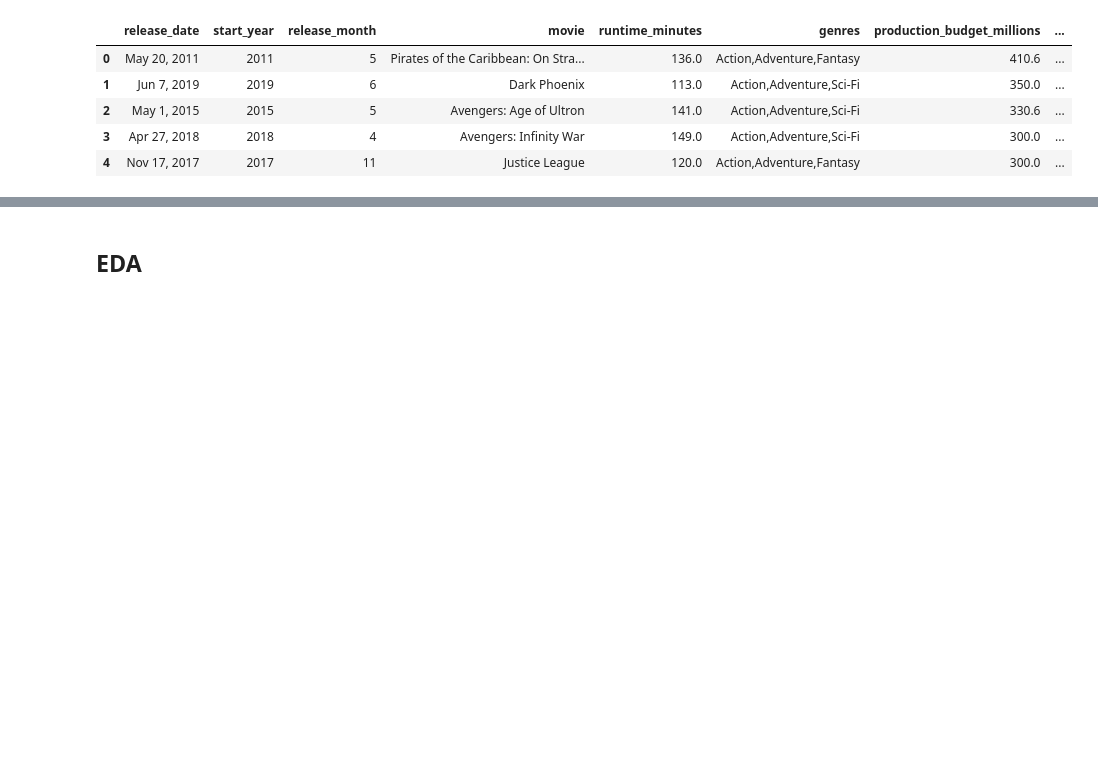
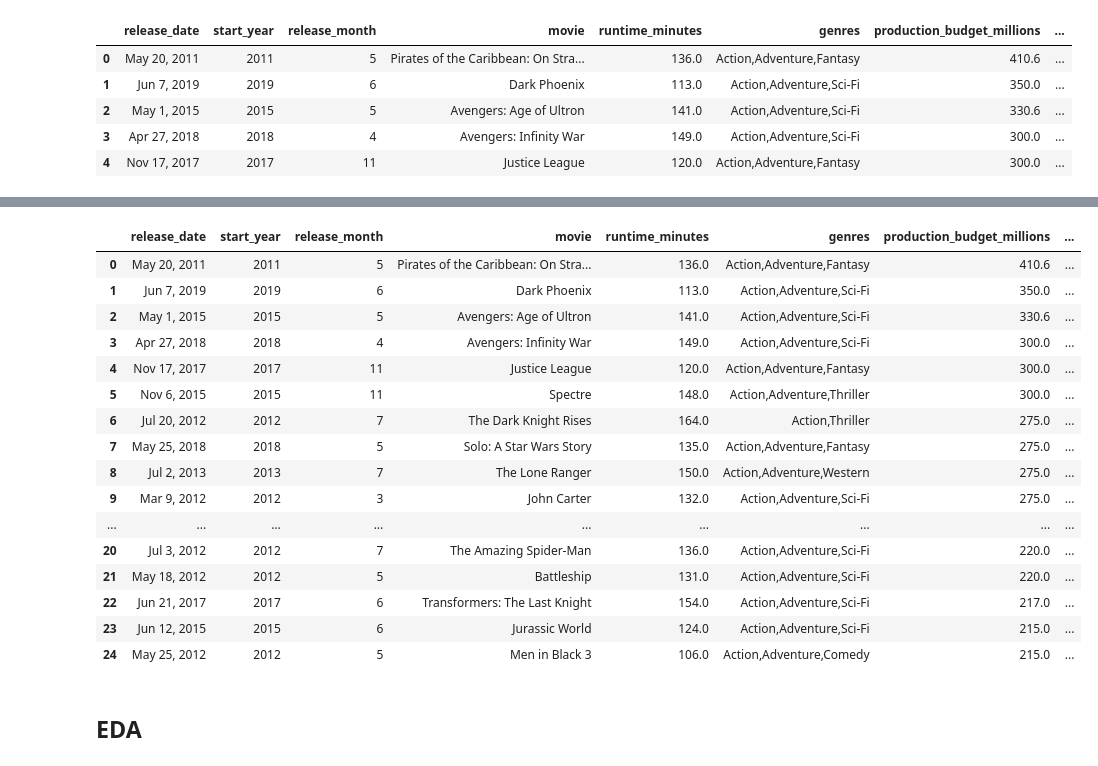
Before and after one commit to KenHoffman95/Movie-Box-Office-Predictor-, a Jupyter notebook: Data Cleaning and Feature Engineering.ipynb, the cells around one changed output, grey strips where cells are left out. Saved outputs shown, nothing was run; the diff lists cells and outputs as text; code cells hidden in the pictures; blank space fills up the shorter version.

```diff
--- a/Data Cleaning and Feature Engineering.ipynb
+++ b/Data Cleaning and Feature Engineering.ipynb
@@ -289,3 +311,76 @@ df_movies.head()
+# %%
+#Create Column to better define the different genres
+# create a list of our conditions
+conditions = [
+    (df_movies['genres'] == 'Drama'),
+    (df_movies['genres'] == 'Adventure,Animation,Comedy'),
+    (df_movies['genres'] == 'Comedy'),
+    (df_movies['genres'] == 'Action,Adventure,Sci-Fi'),
+    (df_movies['genres'] == 'Comedy,Drama,Romance'),
+    (df_movies['genres'] == 'Comedy,Drama'),
+    (df_movies['genres'] == 'Comedy,Romance'),
+    (df_movies['genres'] == 'Action,Crime,Drama'),
+    (df_movies['genres'] == 'Documentary'),
+    (df_movies['genres'] == 'Drama,Romance'),
+    (df_movies['genres'] == 'Action,Comedy,Crime'),
+    (df_movies['genres'] == 'Horror,Mystery,Thriller'),
+    (df_movies['genres'] == 'Action,Adventure,Fantasy'),
+    (df_movies['genres'] == 'Action,Adventure,Drama'),
+    (df_movies['genres'] == 'Drama,Thriller'),
+    (df_movies['genres'] == 'Horror,Thriller'),
+    (df_movies['genres'] == 'Action,Crime,Thriller'),
+    (df_movies['genres'] == 'Crime,Drama,Thriller'),
+    (df_movies['genres'] == 'Action,Adventure,Comedy'),
+    (df_movies['genres'] == 'Biography,Drama,History'),
+    (df_movies['genres'] == 'Action,Thriller'),
+    (df_movies['genres'] == 'Horror'),
+    (df_movies['genres'] == 'Biography,Comedy,Drama'),
+    (df_movies['genres'] == 'Biography,Drama'),
+    (df_movies['genres'] == 'Crime,Drama,Mystery'),
+    (df_movies['genres'] == 'Action,Adventure,Animation'),
+    (df_movies['genres'] == 'Action,Drama,Thriller'),
+    (df_movies['genres'] == 'Adventure,Family,Fantasy'),
+    (df_movies['genres'] == 'Action,Adventure,Thriller'),
+    (df_movies['genres'] == 'Drama,Horror,Mystery'),
+    (df_movies['genres'] == 'Biography,Crime,Drama'),
+    (df_movies['genres'] == 'Crime,Drama'),
+    (df_movies['genres'] == 'Biography,Drama,Sport'),
+    (df_movies['genres'] == 'Comedy,Crime,Drama'),
+    (df_movies['genres'] == 'Adventure,Comedy,Family')
+
+]
+
+# create a list of the values we want to assign for each condition
+values = ['Drama', 'Action Comedy', 'Comedy', 'Action Sci-Fi', 'Romantic Dramedy', 'Dramedy', 'Romantic Comedy',
+         'Action Drama', 'Documentary', 'Romantic Drama', 'Action Comedy', 'Horror Thriller', 'Action Fantasy',
+         'Action Drama', 'Thriller', 'Horror Thriller', 'Action Thriller', 'Thriller', 'Action Comedy', 'Biographical',
+         'Action Thriller', 'Horror', 'Biographical', 'Biographical', 'Drama', 'Animation', 'Action Thriller',
+          'Family', 'Action Thriller', 'Horror', 'Biographical', 'Drama', 'Sports', 'Dramedy', 'Family'
+         ]
+
+# create a new column and use np.select to assign values to it using our lists as arguments
+df_movies['Genre'] = np.select(conditions, values)
+
+# display updated DataFrame
+df_movies.head(25)
+# %% [output]
+|  | release_date | start_year | release_month | movie | runtime_minutes | genres | production_budget_millions | ... |
+| 0 | May 20, 2011 | 2011 | 5 | Pirates of the Caribbean: On Stra... | 136.0 | Action,Adventure,Fantasy | 410.6 | ... |
+| 1 | Jun 7, 2019 | 2019 | 6 | Dark Phoenix | 113.0 | Action,Adventure,Sci-Fi | 350.0 | ... |
+| 2 | May 1, 2015 | 2015 | 5 | Avengers: Age of Ultron | 141.0 | Action,Adventure,Sci-Fi | 330.6 | ... |
+| 3 | Apr 27, 2018 | 2018 | 4 | Avengers: Infinity War | 149.0 | Action,Adventure,Sci-Fi | 300.0 | ... |
+| 4 | Nov 17, 2017 | 2017 | 11 | Justice League | 120.0 | Action,Adventure,Fantasy | 300.0 | ... |
+| 5 | Nov 6, 2015 | 2015 | 11 | Spectre | 148.0 | Action,Adventure,Thriller | 300.0 | ... |
+| 6 | Jul 20, 2012 | 2012 | 7 | The Dark Knight Rises | 164.0 | Action,Thriller | 275.0 | ... |
+| 7 | May 25, 2018 | 2018 | 5 | Solo: A Star Wars Story | 135.0 | Action,Adventure,Fantasy | 275.0 | ... |
+| 8 | Jul 2, 2013 | 2013 | 7 | The Lone Ranger | 150.0 | Action,Adventure,Western | 275.0 | ... |
+| 9 | Mar 9, 2012 | 2012 | 3 | John Carter | 132.0 | Action,Adventure,Sci-Fi | 275.0 | ... |
+| ... | ... | ... | ... | ... | ... | ... | ... | ... |
+| 20 | Jul 3, 2012 | 2012 | 7 | The Amazing Spider-Man | 136.0 | Action,Adventure,Sci-Fi | 220.0 | ... |
+| 21 | May 18, 2012 | 2012 | 5 | Battleship | 131.0 | Action,Adventure,Sci-Fi | 220.0 | ... |
+| 22 | Jun 21, 2017 | 2017 | 6 | Transformers: The Last Knight | 154.0 | Action,Adventure,Sci-Fi | 217.0 | ... |
+| 23 | Jun 12, 2015 | 2015 | 6 | Jurassic World | 124.0 | Action,Adventure,Sci-Fi | 215.0 | ... |
+| 24 | May 25, 2012 | 2012 | 5 | Men in Black 3 | 106.0 | Action,Adventure,Comedy | 215.0 | ... |
 # %% [markdown]
 ## EDA
 # %%
```
Also changed, not shown: parts of 11 cells of this notebook.
